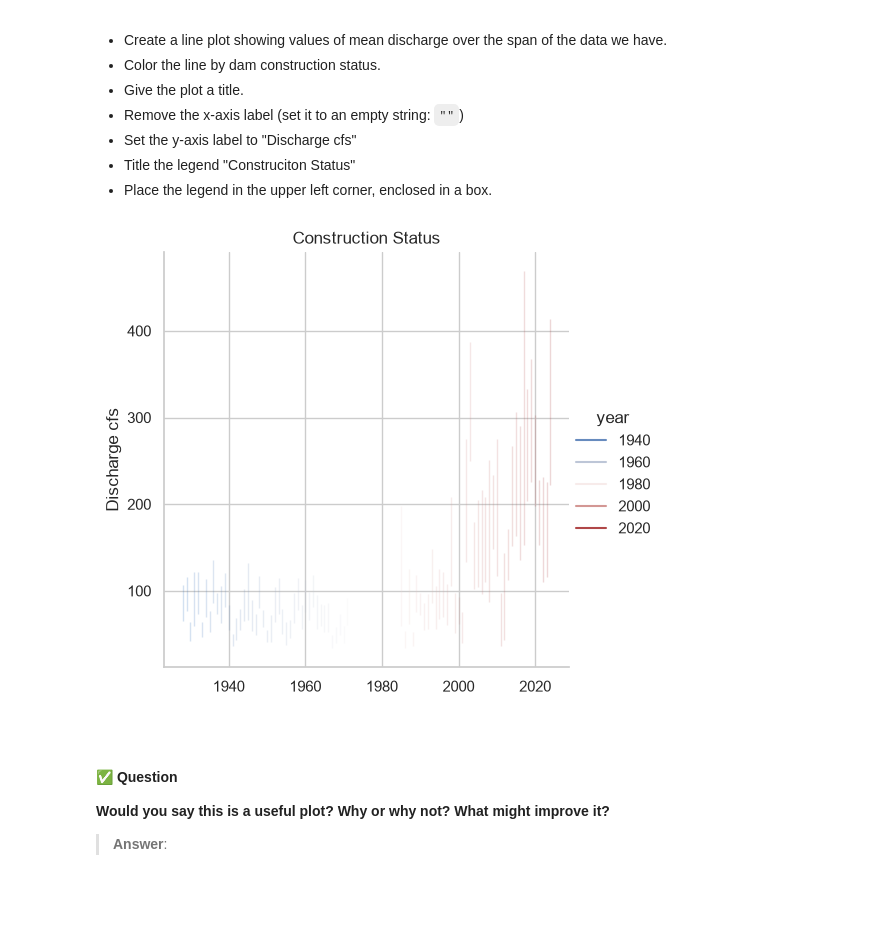
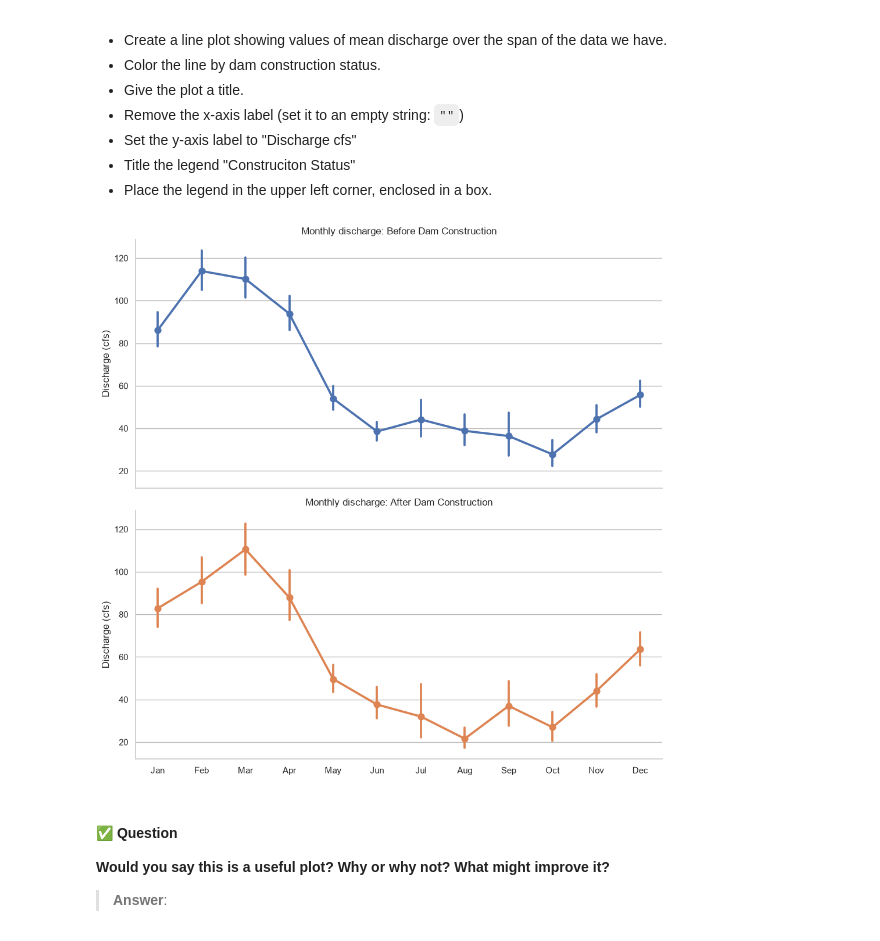
Before and after one commit to lamthieu1101/ENV700, a Jupyter notebook: lessons/M5-L-visualization-exercises.ipynb, the cells around one changed output. Saved outputs shown, nothing was run; the diff lists cells and outputs as text; code cells hidden in the pictures; blank space fills up the shorter version.

```diff
--- a/lessons/M5-L-visualization-exercises.ipynb
+++ b/lessons/M5-L-visualization-exercises.ipynb
@@ -134,7 +123,15 @@ USGS_flow.head(5)
 * Set two of the theme's runtime configuration (`rc`) options. ([Hint](https://seaborn.pydata.org/generated/seaborn.axes_style.html))
 # %%
 # Set the default theme attributes
-sns.set_theme(style='whitegrid')
+sns.set_theme(
+    style='whitegrid',
+    context='notebook',
+    palette='deep',
+    rc = {
+        'grid.color': "#BBB8B8",
+        'grid.linestyle': '-',
+    }
+)
 # %% [markdown]
 #### 📊Task 1: Plot discharge over time
 * Create a line plot showing values of mean discharge over the span of the data we have.
@@ -146,23 +143,31 @@ sns.set_theme(style='whitegrid')
 * Place the legend in the upper left corner, enclosed in a box.
 # %%
 # Create a line plot of discharge over time
-sns.relplot(
-    data=USGS_flow.loc[
-        (USGS_flow['discharge_mean'].isin(range(0,8000))) &
-        (USGS_flow['year'].isin(range(1927,2025)))
-    ],
-    x='year',
+g = sns.catplot(
+    data = USGS_flow,
     y='discharge_mean',
-    kind='line',
-    hue='year',
-    palette='vlag',
-).set(
-    title = "Construction Status",
-    xlabel = " ",
-    ylabel = "Discharge cfs",
-);
+    kind='point',
+    x='month_abb',
+    col='dam',
+    hue='dam',
+    col_wrap=1,
+    aspect=2,
+    legend=False
+)
+
+g.axes[0].set(
+    title = 'Monthly discharge: Before Dam Construction',
+    xlabel= '',
+    ylabel= 'Discharge (cfs)'
+    )
+
+g.axes[1].set(
+    title = 'Monthly discharge: After Dam Construction',
+    xlabel= '',
+    ylabel= 'Discharge (cfs)'
+    );
 # %% [output]
-[figure, old version]
+[figure, new version]
 # %% [markdown]
 #### ✅ Question
 **Would you say this is a useful plot? Why or why not? What might improve it?**
```
Also changed, not shown: parts of 7 cells of this notebook.
